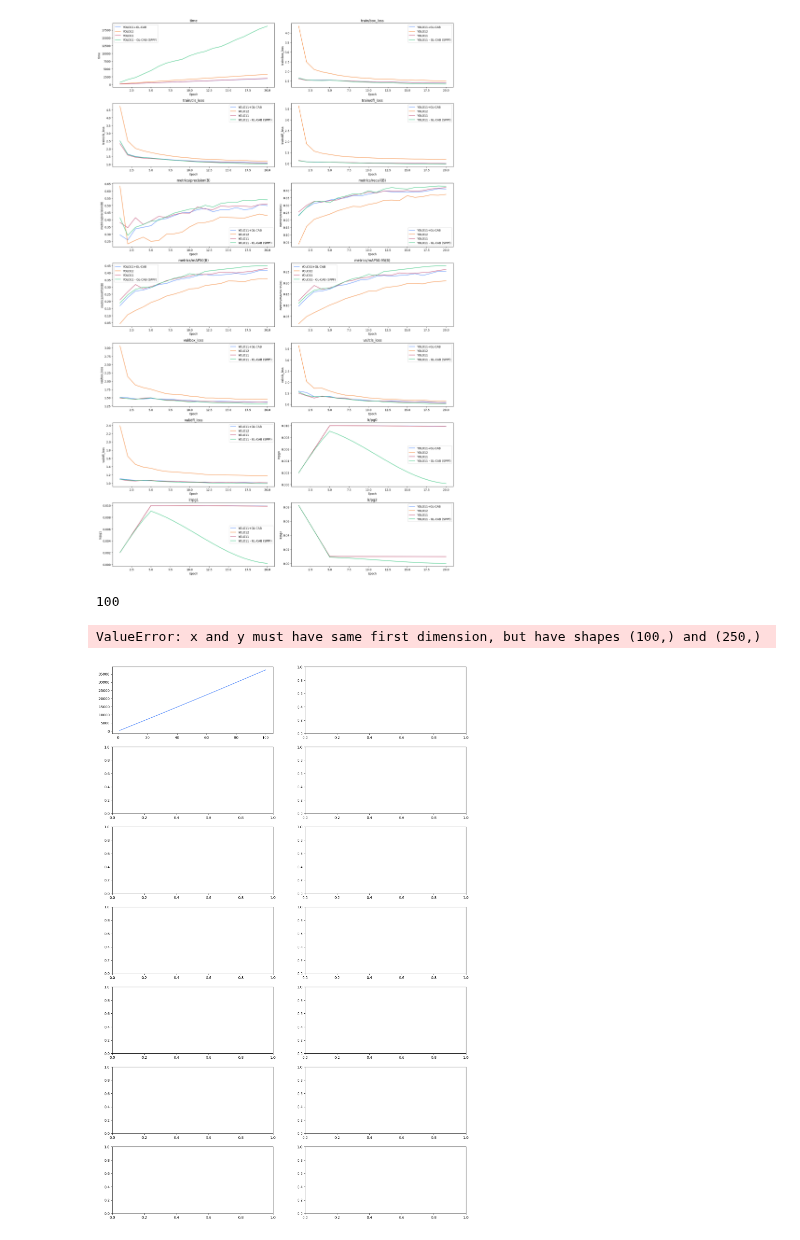
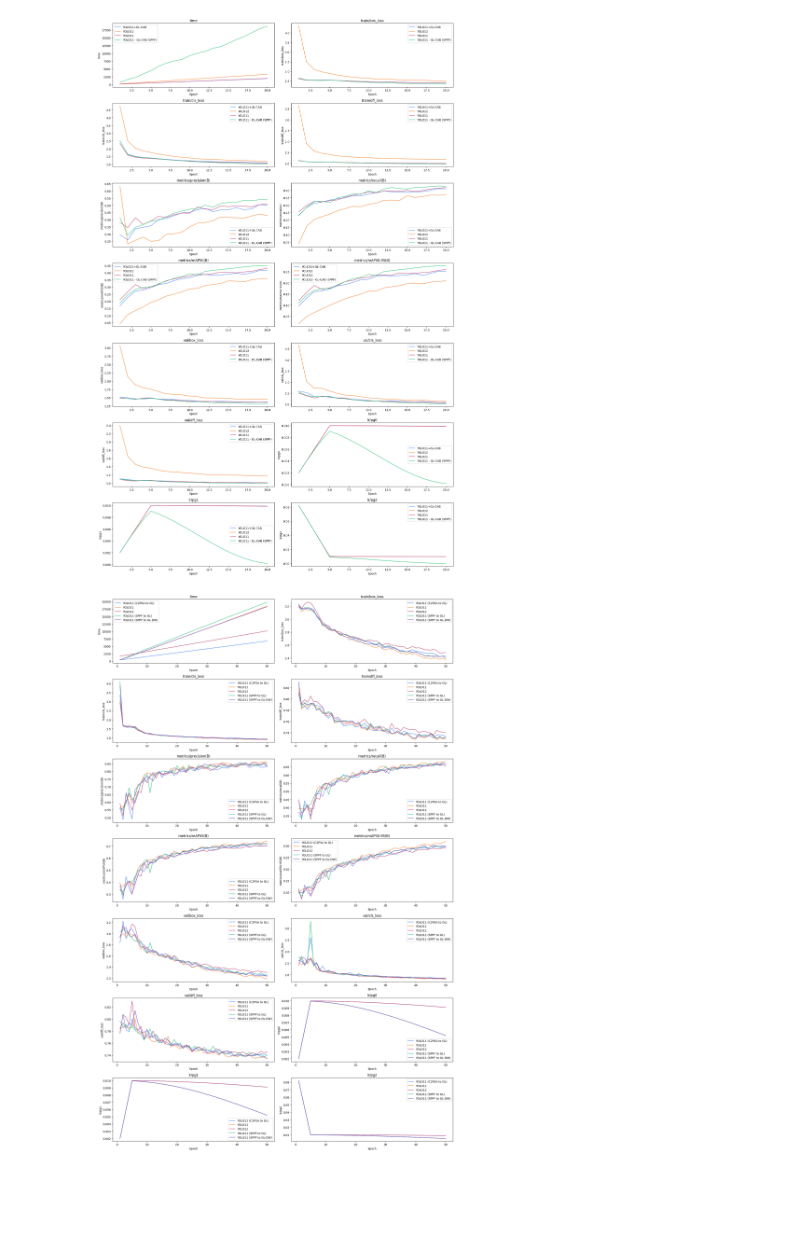
Before and after one commit to osiastossou/gl-yolo, a Jupyter notebook: analyse.ipynb, the cells around one changed output. Drawn from its saved outputs; the diff is of its cells as text; code cells hidden in the pictures; blank space fills up the shorter version.

```diff
--- a/analyse.ipynb
+++ b/analyse.ipynb
@@ -124,7 +124,7 @@ df1 = pd.read_csv("rs600/yolo11-glcab-full-VisDrone-300_1280.csv")[:20]
 df2 = pd.read_csv("rs600/yolo12-VisDrone-300_1280.csv")[:20]
 df3 = pd.read_csv("rs600/yolo11-VisDrone-300.csv")[:20]
 df4 = pd.read_csv("rs600/yolo11-sppf-gl-200.csv")[:20]
-df4 = pd.read_csv("rs600/yolo12-sppf-gl-200.csv")
+df4 = pd.read_csv("rs600/yolo11-sppf-gl-200.csv")
 
 # Epoch (colonne 0)
 epochs = df1.iloc[:, 0]
@@ -164,49 +164,47 @@ import pandas as pd
 import matplotlib.pyplot as plt
 
 # Charger les fichiers
-df1 = pd.read_csv("rs600/yolo11-glcab-full-MVA-300_1280.csv")[:69]
-df3 = pd.read_csv("rs600/yolo11-MVA-100.csv")
-df4 = pd.read_csv("rs600/yolo12-MVA-300_1280.csv")
+df_c2psa_gl = pd.read_csv("rs600/yolo11-glcab-full-MVA-300_1280.csv")[:50]
+df_y11 = pd.read_csv("rs600/yolo11-MVA-100.csv")[:50]
+df_y12 = pd.read_csv("rs600/yolo12-MVA-300_1280.csv")[:50]
 #df5 = pd.read_csv("rs600/yolo11-glcab-psa-MVA-300_1280.csv")[:20]
-df5 = pd.read_csv("rs600/yolo11-MVA-sppf-gl-100.csv")
-df6 = pd.read_csv("rs600/yolo11-MVA-sppf-gl-dw-100.csv")[:69]
+df_sppf_gl = pd.read_csv("rs600/yolo11-sppf-gl-MVA-100.csv")[:50]
+df_sppf_gl_dw = pd.read_csv("rs600/yolo11-MVA-sppf-gl-dw-100.csv")[:50]
 
 
 
 
 # Epoch (colonne 0)
 epochs = df3.iloc[:, 0]
-print(len(epochs))
-epochs1 = df6.iloc[:, 0]
+
 
 # Sélection des 14 métriques
 metrics = df1.columns[1:15]
 
 # Création des subplots (7 lignes × 2 colonnes = 14 graphes)
 fig, axes = plt.subplots(7, 2, figsize=(18, 28))
 axes = axes.flatten()
 
 for i, metric in enumerate(metrics):
     #axes[i].plot(epochs, df1[metric], label="YOLO11+GL-CAB")
-    axes[i].plot(epochs, df3[metric], label="YOLO11")
-    axes[i].plot(epochs, df4[metric], label="YOLO12")
+    axes[i].plot(df_c2psa_gl.iloc[:, 0], df_c2psa_gl[metric], label="YOLO11 (C2PSA to GL)")
+    axes[i].plot(df_y11.iloc[:, 0], df_y11[metric], label="YOLO11")
     #axes[i].plot(epochs1, df5[metric], label="YOLO11+GL-CAB+PSA")
-    axes[i].plot(epochs, df5[metric], label="YOLO11 - GL-CAB (SPPF)")
-    #axes[i].plot(epochs1, df6[metric], label="YOLO11 - GL-CAB-DW (SPPF)")
+    axes[i].plot(df_y12.iloc[:, 0], df_y12[metric], label="YOLO12")
+    axes[i].plot(df_sppf_gl.iloc[:, 0], df_sppf_gl[metric], label="YOLO11 (SPPF to GL)")
+    axes[i].plot(df_sppf_gl_dw.iloc[:, 0], df_sppf_gl_dw[metric], label="YOLO11 (SPPF to GL-DW)")
 
     axes[i].set_title(metric)
     axes[i].set_xlabel("Epoch")
     axes[i].set_ylabel(metric)
     axes[i].legend()
 
 plt.tight_layout()
 
 # Sauvegarde image
 plt.savefig("comparison_metrics.png")
 
 # Affichage
 plt.show()
 # %% [output]
-100
-ValueError: x and y must have same first dimension, but have shapes (100,) and (250,)
-[figure, old version]
+[figure, new version]
```
Also changed, not shown: 5 other files.
